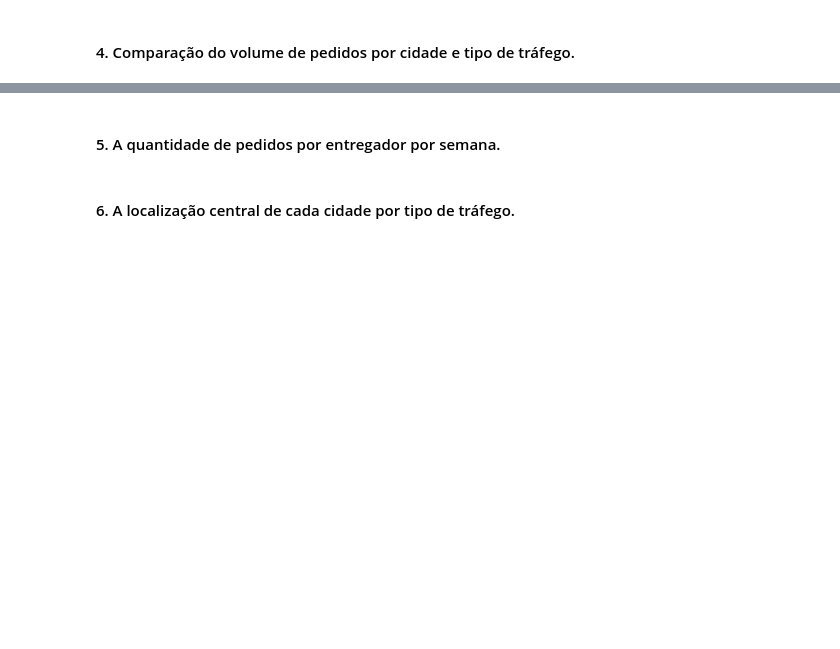
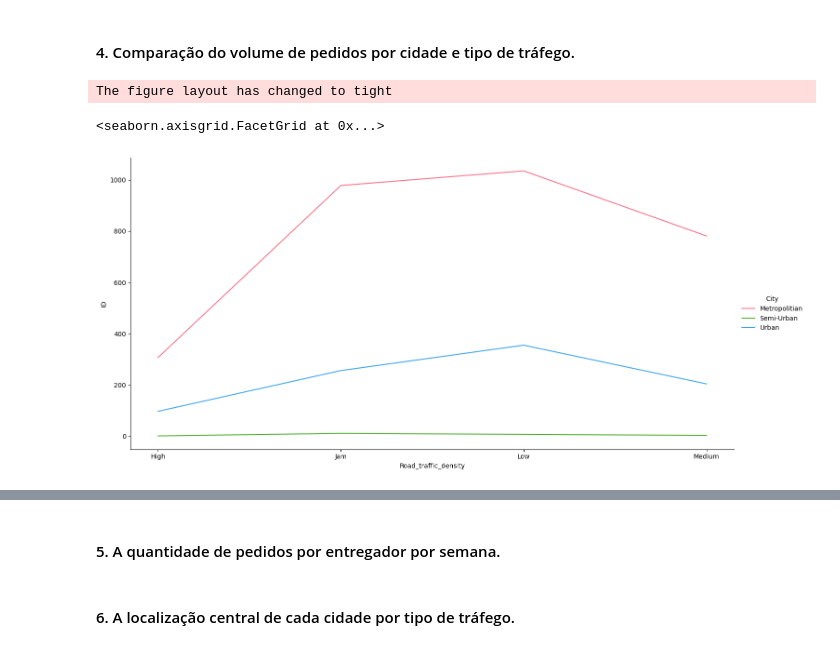
Before and after one commit to rodrigoceezar/ftc_analisando_dados_com_python, a Jupyter notebook: data_analysis.ipynb, the cells around one changed output, grey strips where cells are left out. Drawn from its saved outputs; the diff is of its cells as text; code cells hidden in the pictures; blank space fills up the shorter version.

```diff
--- a/data_analysis.ipynb
+++ b/data_analysis.ipynb
@@ -233,2 +247,15 @@ The figure layout has changed to tight
 # %% [markdown]
 #### 4. Comparação do volume de pedidos por cidade e tipo de tráfego.
+# %%
+cols = ['ID', 'City', 'Road_traffic_density']
+
+task4 = df1.loc[:,cols].groupby(['City','Road_traffic_density']).count().reset_index()
+task4
+
+
+# healthexp = sns.load_dataset("task4").sort_values("Year")
+sns.relplot(data=task4, kind="line",x="Road_traffic_density", y="ID", hue="City",sort=False,height=7, aspect=2)
+# %% [output]
+The figure layout has changed to tight
+<seaborn.axisgrid.FacetGrid at 0x...>
+[figure, added]
```
Also changed, not shown: parts of 23 cells of this notebook.
